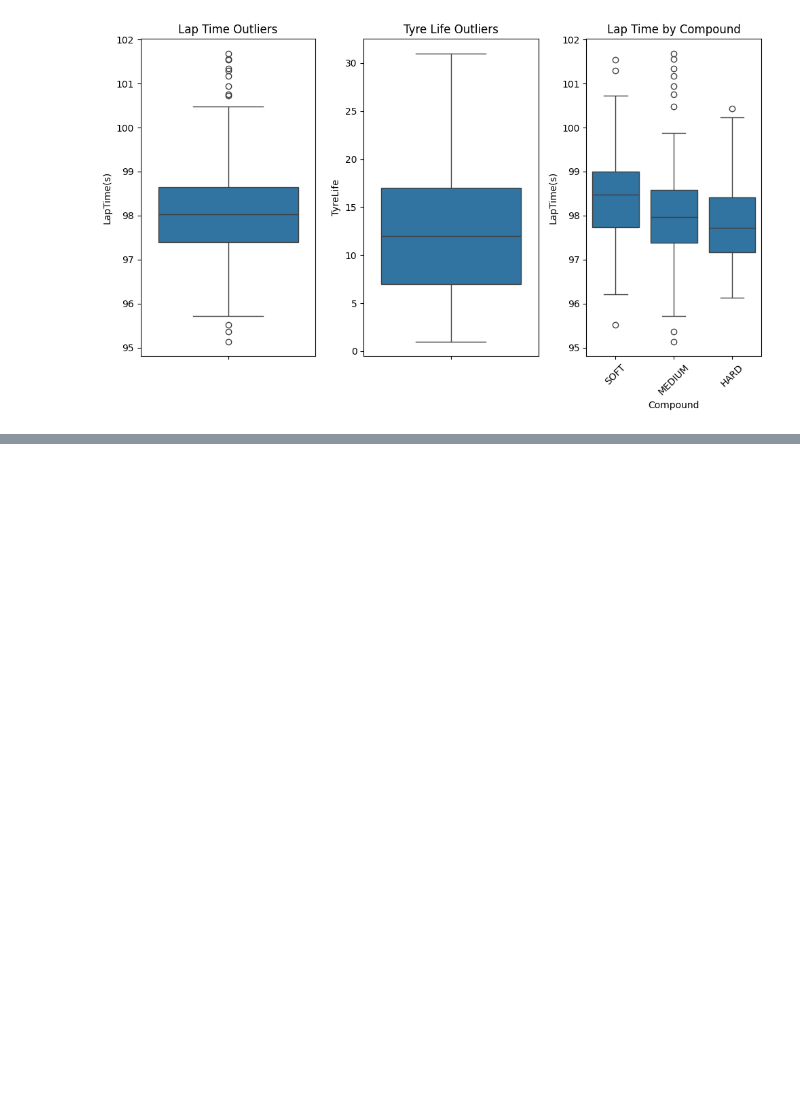
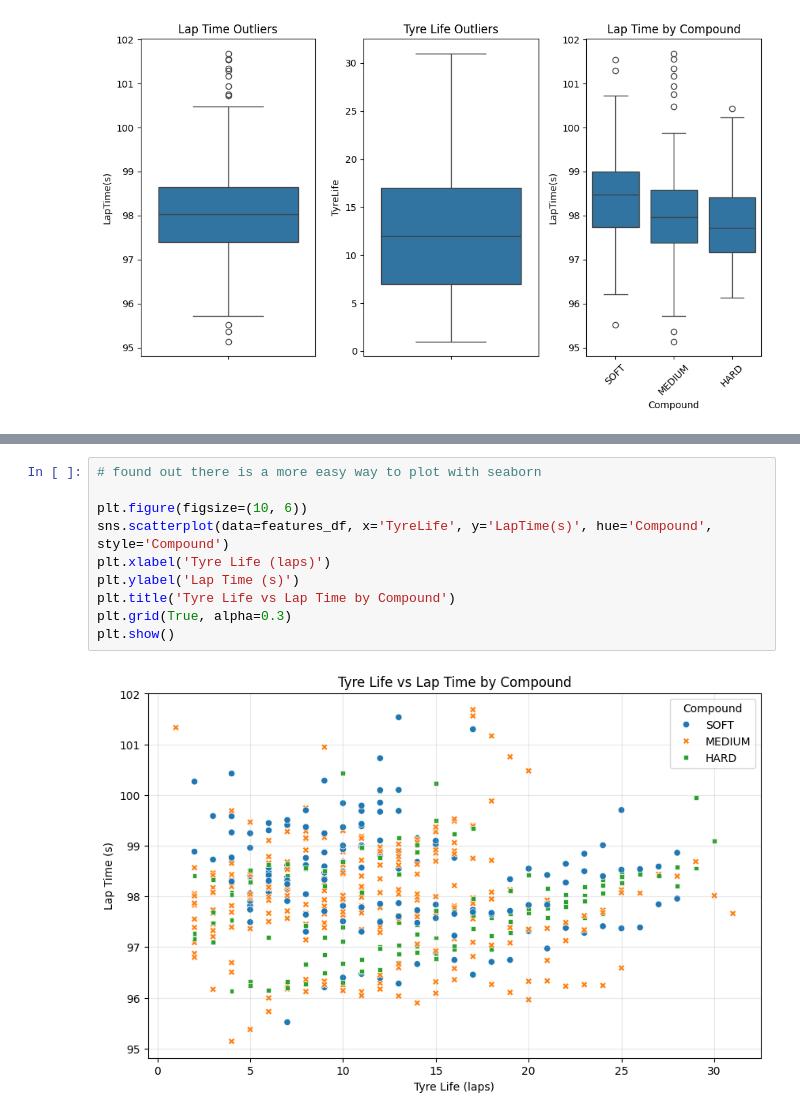
Before and after one commit to shafnybuilds/real-time-f1-strategy-advisor, a Jupyter notebook: notebooks/data_exploration_and_EDA.ipynb, the cells around one changed output, grey strips where cells are left out. Cells and saved outputs as stored; diff of their text form; blank space fills up the shorter version.

```diff
--- a/notebooks/data_exploration_and_EDA.ipynb
+++ b/notebooks/data_exploration_and_EDA.ipynb
@@ -227,0 +243,12 @@ plt.show()
+# %%
+# found out there is a more easy way to plot with seaborn
+
+plt.figure(figsize=(10, 6))
+sns.scatterplot(data=features_df, x='TyreLife', y='LapTime(s)', hue='Compound', style='Compound')
+plt.xlabel('Tyre Life (laps)')
+plt.ylabel('Lap Time (s)')
+plt.title('Tyre Life vs Lap Time by Compound')
+plt.grid(True, alpha=0.3)
+plt.show()
+# %% [output]
+[figure, added]
```
Also changed, not shown: parts of 3 cells of this notebook.
